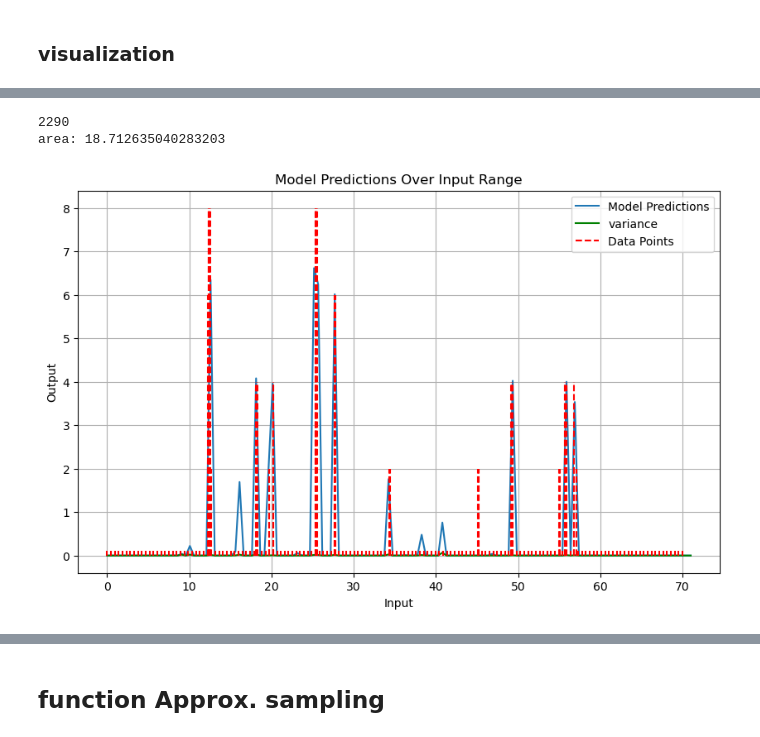
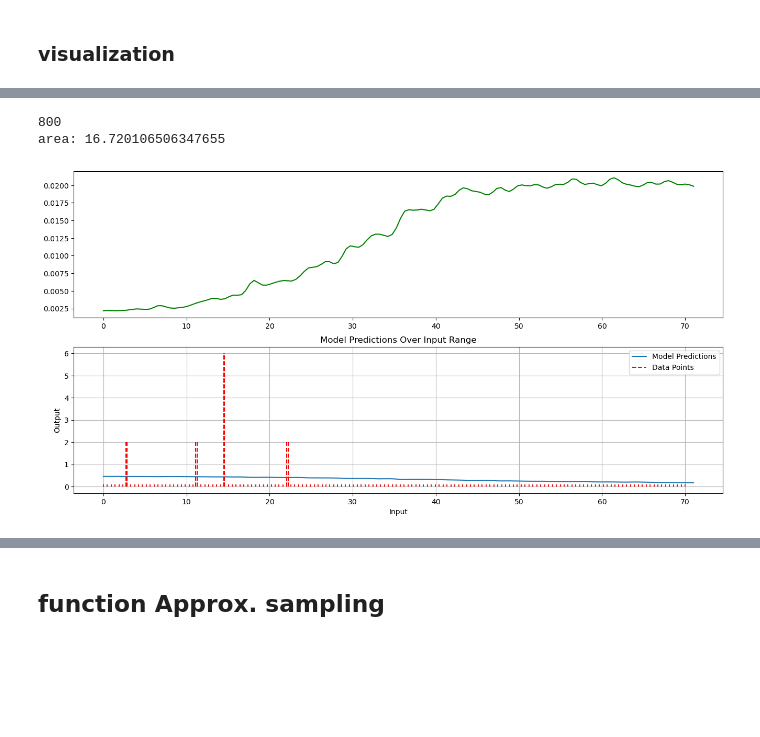
Before and after one commit to Thahit/Recommender_Sim, a Jupyter notebook: notebooks/explore_training.ipynb, the cells around one changed output, grey strips where cells are left out. Saved outputs shown, nothing was run; the diff lists cells and outputs as text; code cells hidden in the pictures; blank space fills up the shorter version.

```diff
--- a/notebooks/explore_training.ipynb
+++ b/notebooks/explore_training.ipynb
@@ -56,7 +57,7 @@ state_size
 ## old
 # %%
 #create dataset from processed data
-if False:
+if True:
     train_dat, stg = process_dat.load_dat(paths.cw_stages['output_new']['train'], new_data=True)
 
     print(stg)
@@ -97,7 +98,7 @@ adjust_hidden_dim(list_of_dicts, state_size)
 # %%
-#dataset = CustomDataset(list_of_dicts[:subset]) # [:30]
+dataset = CustomDataset(list_of_dicts[:subset]) # [:30]
 
-#dataloader = DataLoader(dataset, batch_size=1, shuffle=True)# can only do batchsize 1
+dataloader = DataLoader(dataset, batch_size=1, shuffle=True)# can only do batchsize 1
 # %%
 def test_data(dataloader):
     smallest = float("inf")
@@ -289,10 +295,10 @@ from simtrain.train import train_density_multiple_variational
 loss = partial(weighted_mse_loss, weight_pos=10)
 loss_func_kl=partial(utils.kl_divergence, mu2=0, sigma2=0.01)
 # %%
-num_epochs = 2001
+num_epochs = 201
 warmup_period = steps_per_epoch
 num_steps = num_epochs*steps_per_epoch - warmup_period
-num_iter_til_first_restart = (num_steps + 1)//15
+num_iter_til_first_restart = (num_steps + 1)//2
 # restarts seem to ne be great most of the time here
 user_lr = 1e-3
 
@@ -347,0 +353,4 @@ NameError: name 'cycycyc' is not defined
+# %%
+for selected_user in range(len(dataloader_list)):
+    utils.generate_density_plot(selected_user, model, model_type, dataloader_list,
+                    use_variational_nn=False, train_sorted=False)
@@ -348,7 +377,8 @@ NameError: name 'cycycyc' is not defined
 # %%
-# 11, 10, 4, 0, 13, 15
-# good ones: 4=491? , 13=2290,
-selected_user = 3
+# ugly version, pront variance in separate plot, is decieving
+fig, axs = plt.subplots(2, 1, figsize=(16, 8))
+
+selected_user = 11
 dataloader, variational_means, variational_logvar, extras = dataloader_list[selected_user]
 print(extras["user_id"])
 dataset = dataloader.dataset
@@ -375,46 +405,40 @@ with torch.no_grad():
                 #print("variance of states: ", torch.var(states))
             predictions_list = np.stack(predictions_list)
             predictions = np.mean(predictions_list, axis=0)
             var = np.var(predictions_list, axis=0)
             cond = (0.1>var) | (var <.01)
-            #predictions = np.where(cond , predictions, 0)
+            predictions = np.where(cond.any() , predictions, 0)
+
 
         else:
-            if train_sorted:
-                state  = torch.tensor([variational_means])
-                for i in range(len(x_range)):
-                    curr_t = x_range_tensor[i].view(1,-1)
-                    predictions, states = model(state, curr_t, return_new_state=True)
-            else:
-                state = torch.tensor(variational_means).repeat(len(x_range),1)
-                predictions, states = model(state, x_range_tensor, return_new_state=True)
-                predictions = predictions.numpy()
-                #print("variance of states: ", torch.var(states))
+            state = torch.tensor(variational_means).repeat(len(x_range),1)
+            predictions, states = model(state, x_range_tensor, return_new_state=True)
+            predictions = predictions.numpy()
+            print("variance of states: ", torch.var(states))
 
 print(f"area: {np.sum(predictions)*(72/200)}")
 # Plot the results
-plt.figure(figsize=(10, 6))
 plt.plot(x_range, predictions, label='Model Predictions')
 
 if use_variational_nn:
-    plt.plot(x_range, var, label='variance', color="green")
+    axs[0].plot(x_range, var, label='variance', color="green")
 
 for i in range(len(dataset)):
     sample = dataset[i]
     x_pos= sample['timestep'].item()
     height = torch.where(sample['frequency']>0, sample['frequency'], .1).item()
     plt.plot([x_pos, x_pos], [0, height], linestyle='--', color='red')
 
 plt.plot([0, 0], [0, 0], color='red', linestyle='--', alpha=1.0, label='Data Points')
 
 #plt.scatter(x_train.numpy(), y_train.numpy(), color='red', label='Training Data')
 plt.xlabel('Input')
 plt.ylabel('Output')
 plt.title('Model Predictions Over Input Range')
 plt.legend()
 plt.grid(True)
 plt.show()
 # %% [output]
-2290
-area: 18.712635040283203
+800
+area: 16.720106506347655
-[figure, old version]
+[figure, new version]
```
Also changed, not shown: parts of 32 cells of this notebook, 1 other file.
